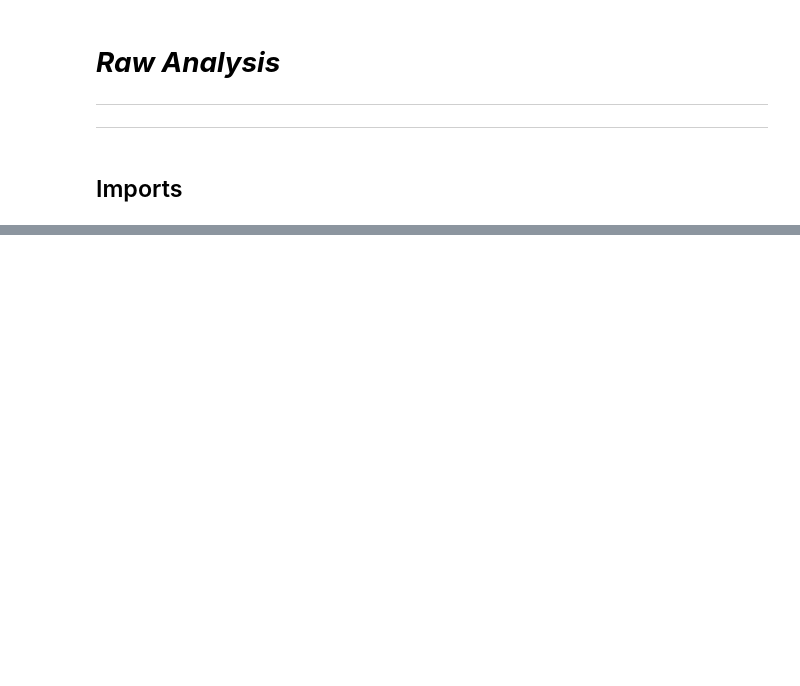
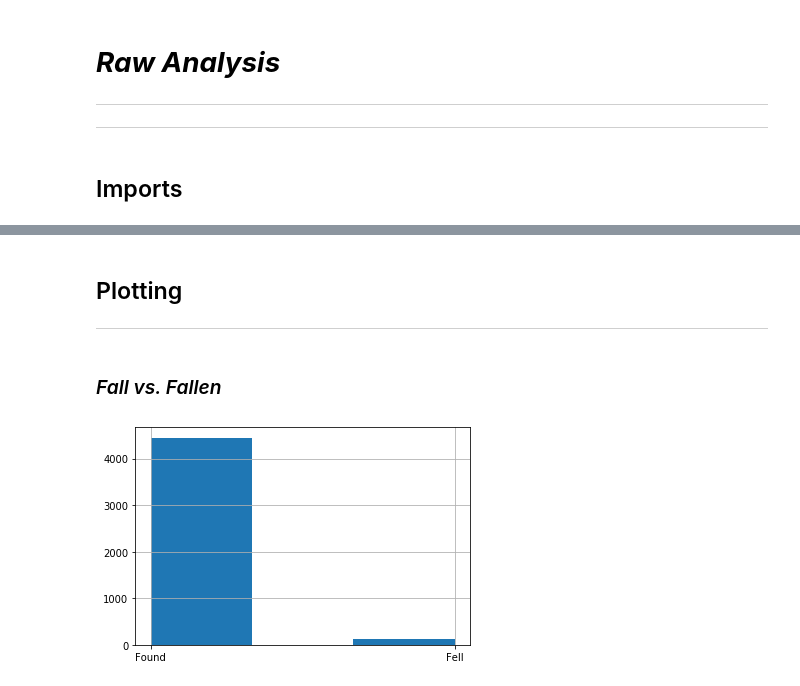
Before and after one commit to RobotGyal/Project-Impact-2020, a Jupyter notebook: Raw Analysis.ipynb, the cells around one changed output, grey strips where cells are left out. Saved outputs shown, nothing was run; the diff lists cells and outputs as text; code cells hidden in the pictures; blank space fills up the shorter version.

```diff
--- a/Raw Analysis.ipynb
+++ b/Raw Analysis.ipynb
@@ -64,0 +77,4 @@ None
+# %%
+# rename columns
+data.rename(columns={'recclass':'class', 'reclat':'lat', 'reclong':'long', 'mass (g)':'mass'}, inplace=True)
+data.head()
@@ -64,0 +91,18 @@ None
+# %%
+# *****************************
+# HIGHLY IMPORTANT
+# *****************************
+
+# Sample data
+print("Original Data Stats: \n")
+print(data.describe())
+
+print('\n--------\n')
+
+print("New Sample Data Stats: \n")
+data['year'].fillna(0).astype(int)
+data['mass'].fillna(0).astype(int)
+
+
+data = data.sample(frac=0.1)  # 10% sample set
+print(data.describe())
@@ -64,0 +127,10 @@ None
+# %% [markdown]
+## Plotting
+---
+# %% [markdown]
+### *Fall vs. Fallen*
+# %%
+data['fall'].hist(bins=3)  #
+plt.show()
+# %% [output]
+[figure, added]
```
Also changed, not shown: parts of 15 cells of this notebook, 1 other file.
